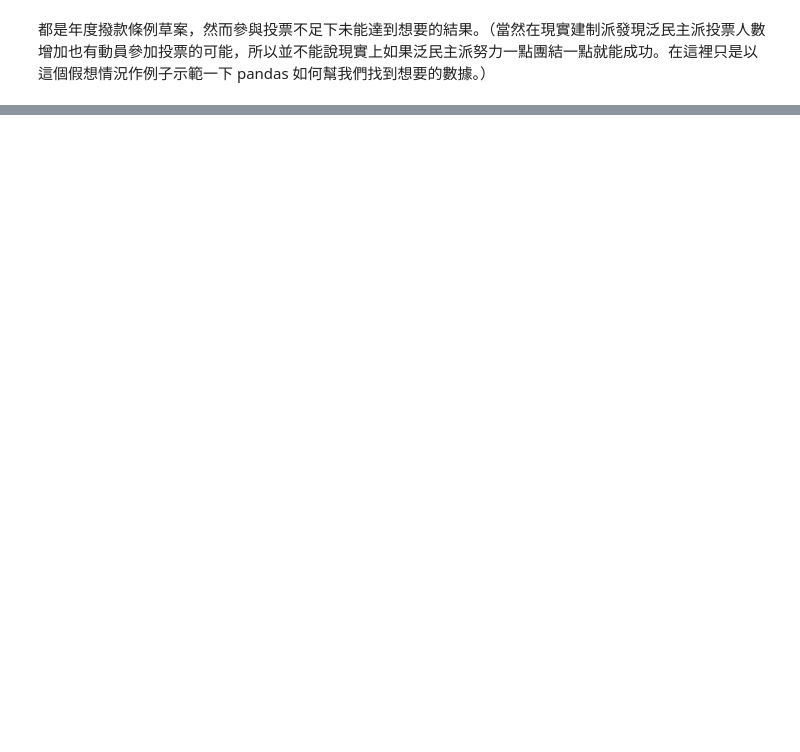
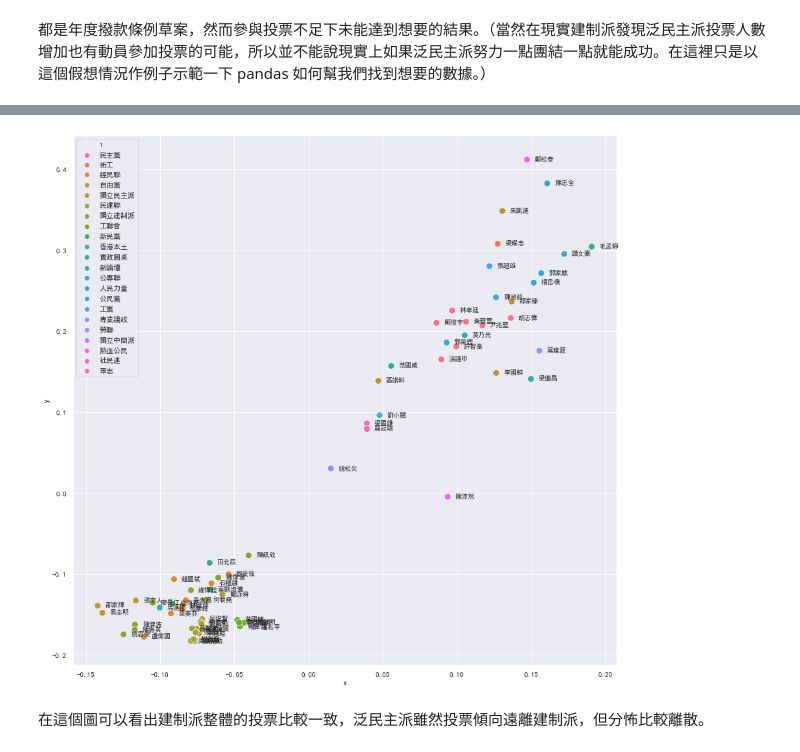
Before and after one commit to TikuisChan/LegcoStat, a Jupyter notebook: legcoStat6_overall.ipynb, the cells around one changed output, grey strips where cells are left out. Drawn from its saved outputs; the diff is of its cells as text; code cells hidden in the pictures; blank space fills up the shorter version.

```diff
--- a/legcoStat6_overall.ipynb
+++ b/legcoStat6_overall.ipynb
@@ -784,0 +820,11 @@ legco_cm[legco_cm['vote-id'] == '20180509067'][['motion', 'mover', 'overall-vote
+# %%
+from sklearn.manifold import MDS
+
+model = MDS(n_components=2, dissimilarity='precomputed', random_state=1)
+# %%
+out = model.fit_transform(matrix_df)
+member_scatt = pd.DataFrame({'member': matrix_df.columns,
+                            'x': out[:, 0],
+                            'y': out[:, 1]})
+member_scatt = member_scatt.merge(member_summary_party[['member', 1]], on='member')
+member_scatt.head()
@@ -784,0 +838,13 @@ legco_cm[legco_cm['vote-id'] == '20180509067'][['motion', 'mover', 'overall-vote
+# %%
+plt.rcParams['figure.figsize'] = (15, 15)
+
+sns.scatterplot(member_scatt['x'], member_scatt['y'], hue=member_scatt[1], s=100)
+def label_point(x, y, val, ax):
+    for i in range(len(x)):
+        ax.text(x[i]+.005, y[i]-0.002, str(val[i]))
+
+label_point(out[:, 0], out[:, 1], matrix_df.columns, plt.gca())
+# %% [output]
+[figure, added]
+# %% [markdown]
+在這個圖可以看出建制派整體的投票比較一致，泛民主派雖然投票傾向遠離建制派，但分怖比較離散。
```
Also changed, not shown: parts of 14 cells of this notebook.
